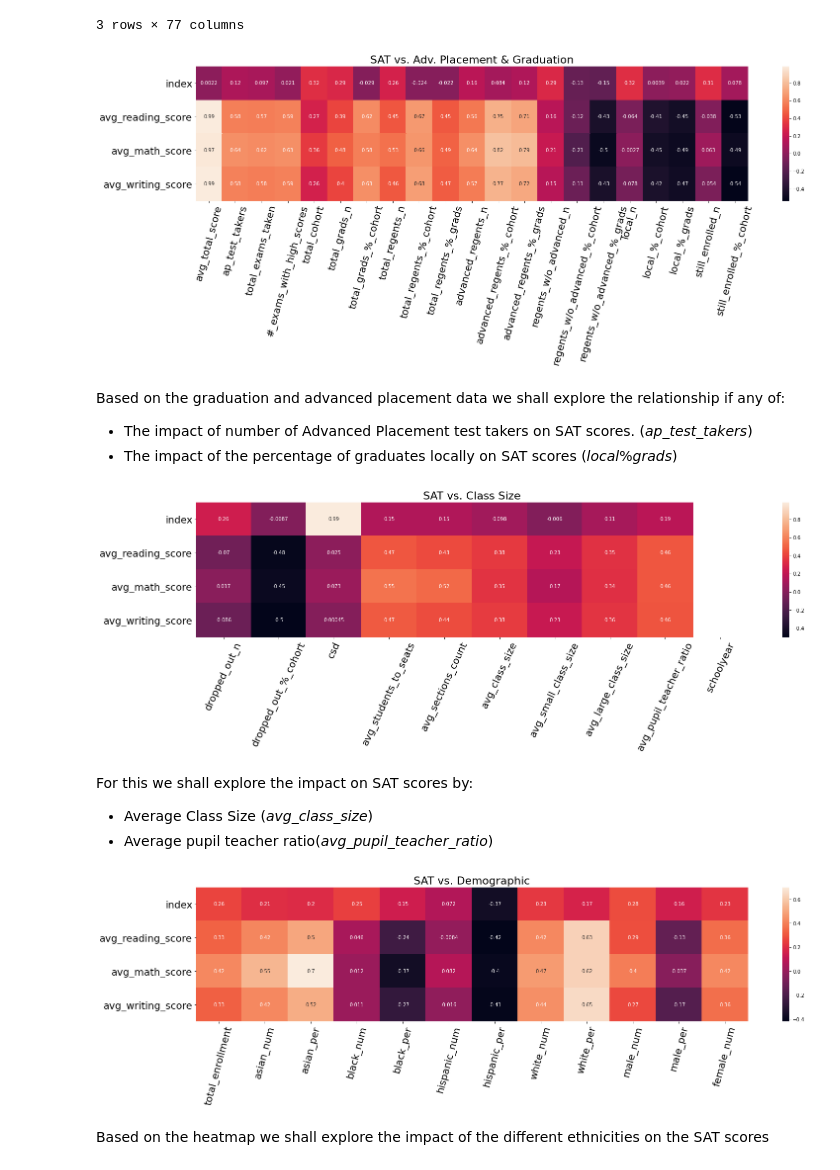
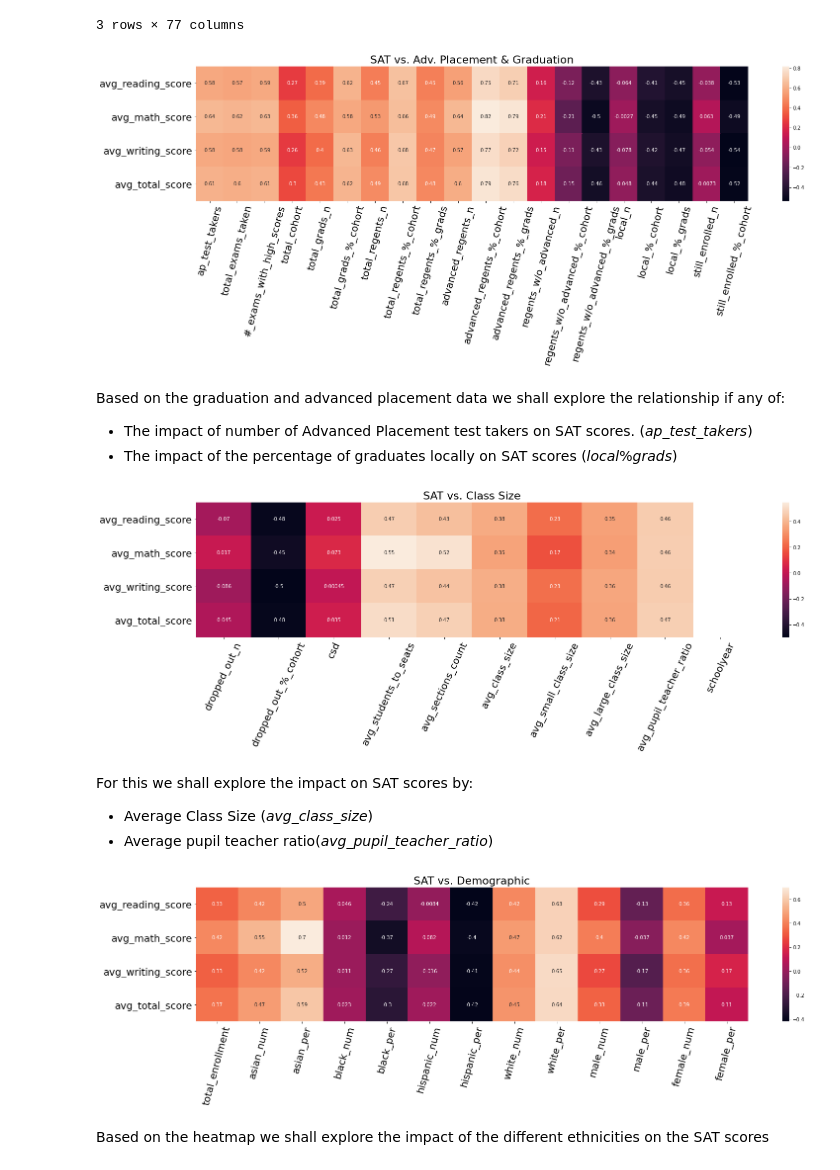
Before and after one commit to xcrusader/DQproject7, a Jupyter notebook: Impacts on SAT.ipynb, the cells around one changed output. Drawn from its saved outputs; the diff is of its cells as text; code cells hidden in the pictures.

```diff
--- a/Impacts on SAT.ipynb
+++ b/Impacts on SAT.ipynb
@@ -717,13 +640,13 @@ corr_frame.head(3)
 # %%
 #Plot correlation of SAT scores and A.P & Graduation data
 fig,ax = plt.subplots(figsize=(25,5))
-sns.heatmap(corr_frame.iloc[0:4,4:25],annot=True)
+sns.heatmap(corr_frame.iloc[1:5,5:25],annot=True)
 ax.tick_params(axis='x',labelsize=20,rotation=75)
 ax.tick_params(axis='y',labelsize=20)
 plt.title("SAT vs. Adv. Placement & Graduation",size=22)
 plt.show()
 # %% [output]
-[figure, old version]
+[figure, new version]
 # %% [markdown]
 Based on the graduation and advanced placement data we shall explore the relationship if any of:
 - The impact of number of Advanced Placement test takers on SAT scores. (_ap_test_takers_)
@@ -731,13 +654,13 @@ Based on the graduation and advanced placement data we shall explore the relatio
 # %%
 #Plot correlation between SAT scores and Class Size data
 fig,ax = plt.subplots(figsize=(25,5))
-sns.heatmap(corr_frame.iloc[0:4,25:35],annot=True)
+sns.heatmap(corr_frame.iloc[1:5,25:35],annot=True)
 ax.tick_params(axis='x',labelsize=20,rotation=65)
 ax.tick_params(axis='y',labelsize=20)
 plt.title("SAT vs. Class Size",size=22)
 plt.show()
 # %% [output]
-[figure, old version]
+[figure, new version]
 # %% [markdown]
 For this we shall explore the impact on SAT scores by:
 - Average Class Size (_avg_class_size_)
@@ -745,13 +668,13 @@ For this we shall explore the impact on SAT scores by:
 # %%
 #Plot correlation between SAT scores and Demographic data
 fig,ax = plt.subplots(figsize=(25,5))
-sns.heatmap(corr_frame.iloc[0:4,35:47],annot=True)
+sns.heatmap(corr_frame.iloc[1:5,35:48],annot=True)
 ax.tick_params(axis='x',labelsize=20,rotation=75)
 ax.tick_params(axis='y',labelsize=20)
 plt.title("SAT vs. Demographic",size=22)
 plt.show()
 # %% [output]
-[figure, old version]
+[figure, new version]
 # %% [markdown]
 Based on the heatmap we shall explore the impact of the different ethnicities on the SAT scores
 # %%
```
Also changed, not shown: parts of 35 cells of this notebook.
